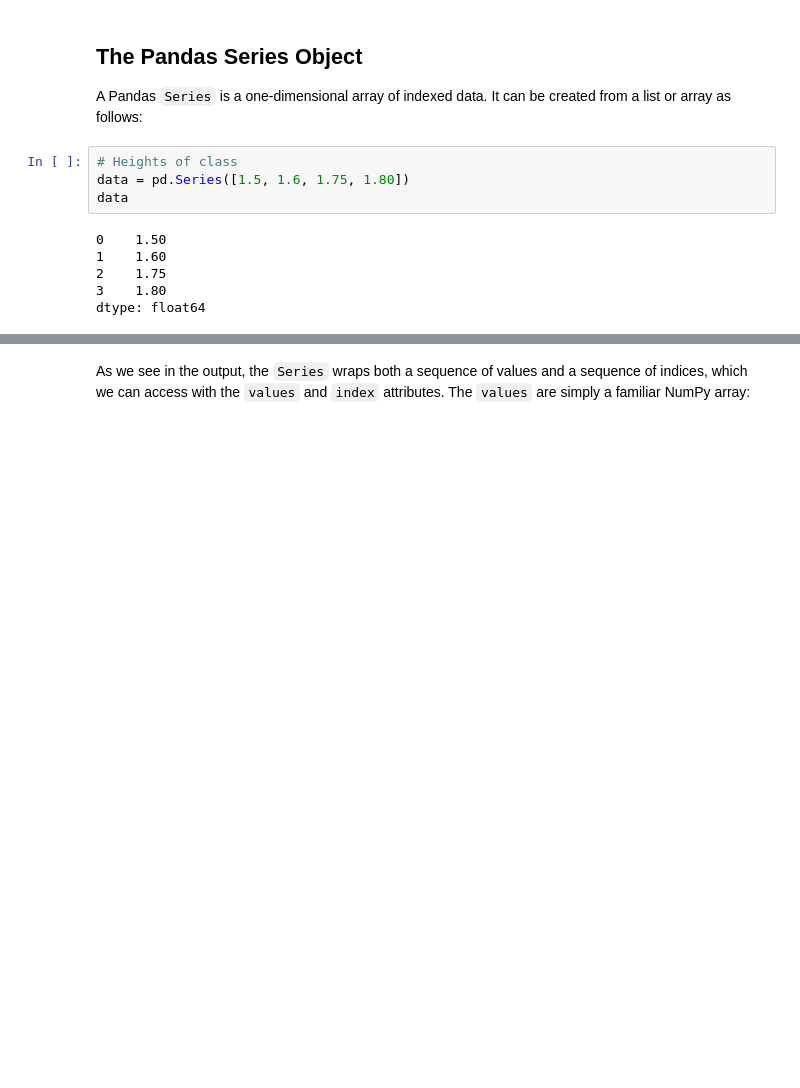
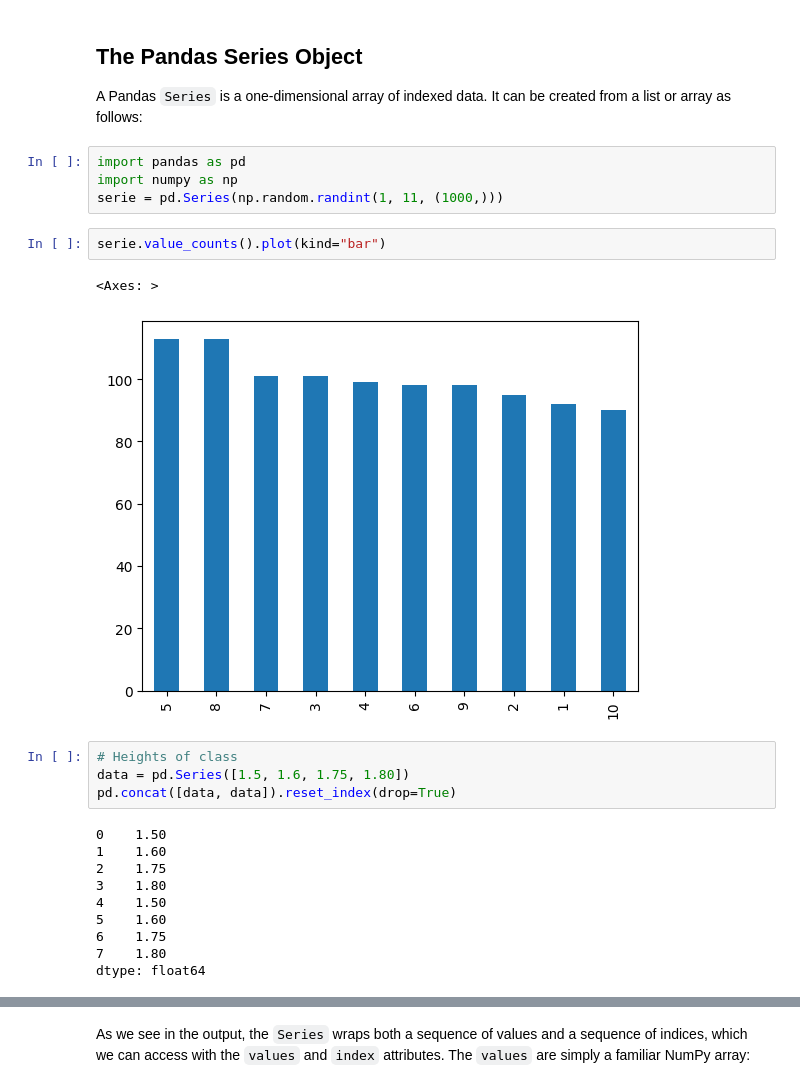
Before and after one commit to JLGOrtega/repo-clase-dsvlcsep24, a Jupyter notebook: 2-Data_Analysis/2-Pandas/Teoría/1_Introducing-Pandas-Objects.ipynb, the cells around one changed output, grey strips where cells are left out. Drawn from its saved outputs; the diff is of its cells as text; blank space fills up the shorter version.

Commit message:
pandas dos

```diff
--- a/2-Data_Analysis/2-Pandas/Teoría/1_Introducing-Pandas-Objects.ipynb
+++ b/2-Data_Analysis/2-Pandas/Teoría/1_Introducing-Pandas-Objects.ipynb
@@ -14,13 +14,26 @@ import pandas as pd
 
 A Pandas ``Series`` is a one-dimensional array of indexed data.
 It can be created from a list or array as follows:
+# %%
+import pandas as pd
+import numpy as np
+serie = pd.Series(np.random.randint(1, 11, (1000,)))
+# %%
+serie.value_counts().plot(kind="bar")
+# %% [output]
+<Axes: >
+[figure, added]
 # %%
 # Heights of class
 data = pd.Series([1.5, 1.6, 1.75, 1.80])
-data
+pd.concat([data, data]).reset_index(drop=True)
 # %% [output]
 0    1.50
 1    1.60
 2    1.75
 3    1.80
+4    1.50
+5    1.60
+6    1.75
+7    1.80
 dtype: float64
```
Also changed, not shown: parts of 40 cells of this notebook, 9 other files.
